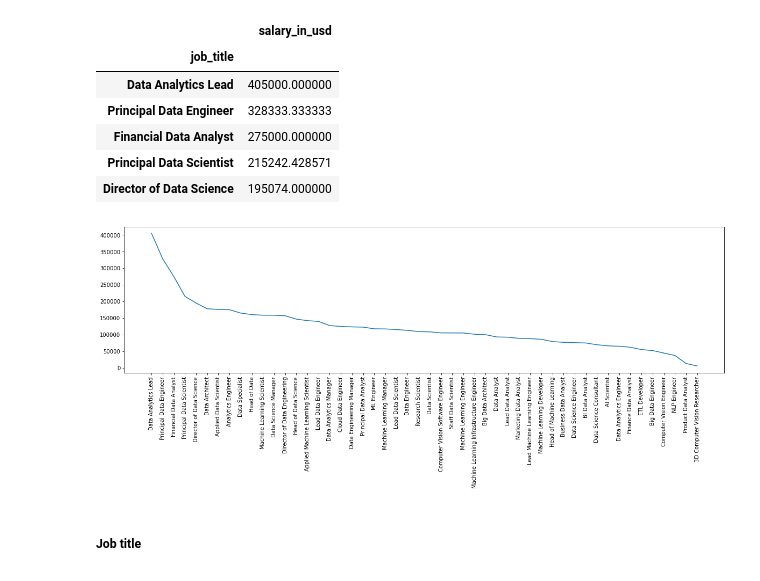
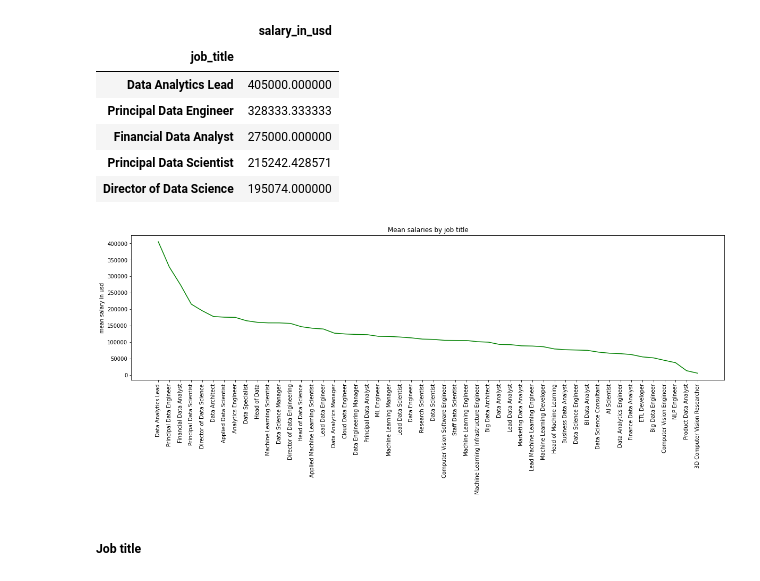
Before and after one commit to mateuszreliga/DS_Job_Salaries, a Jupyter notebook: ds_salaries.ipynb, the cells around one changed output. Saved outputs shown, nothing was run; the diff lists cells and outputs as text; code cells hidden in the pictures.

```diff
--- a/ds_salaries.ipynb
+++ b/ds_salaries.ipynb
@@ -130,11 +120,13 @@ df_salary_job_title.sort_values(by="salary_in_usd", ascending=False).head()
 | Director of Data Science | 195074.000000 |
 # %%
 plt.figure(figsize=(20,5))
-plt.plot(df_salary_job_title.sort_values(by="salary_in_usd", ascending=False))
+plt.plot(df_salary_job_title.sort_values(by="salary_in_usd", ascending=False), color="green")
 plt.xticks(rotation=90)
+plt.title("Mean salaries by job title")
+plt.ylabel("mean salary in usd")
 plt.show()
 # %% [output]
-[figure, old version]
+[figure, new version]
 # %% [markdown]
 ##### Job title
 # %%
```
Also changed, not shown: parts of 14 cells of this notebook.
